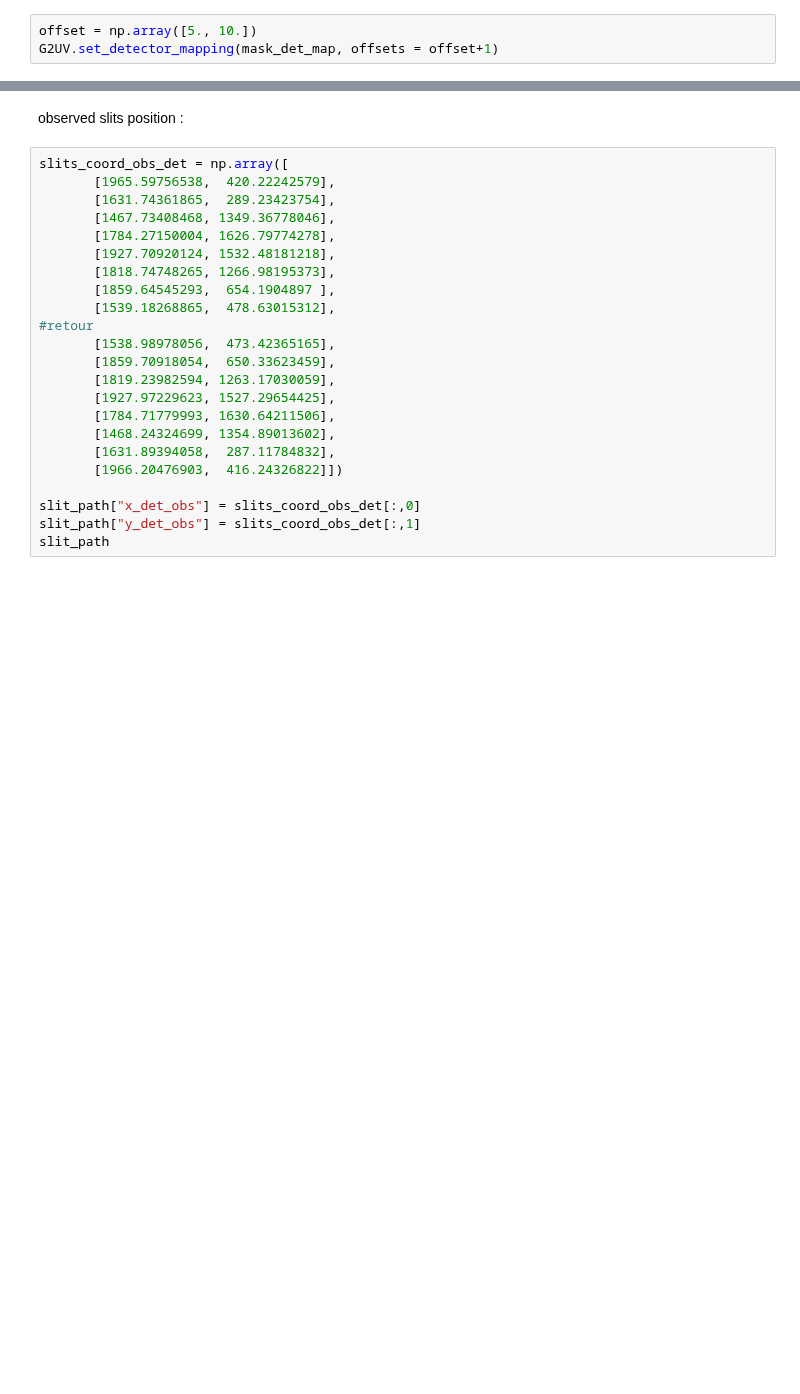
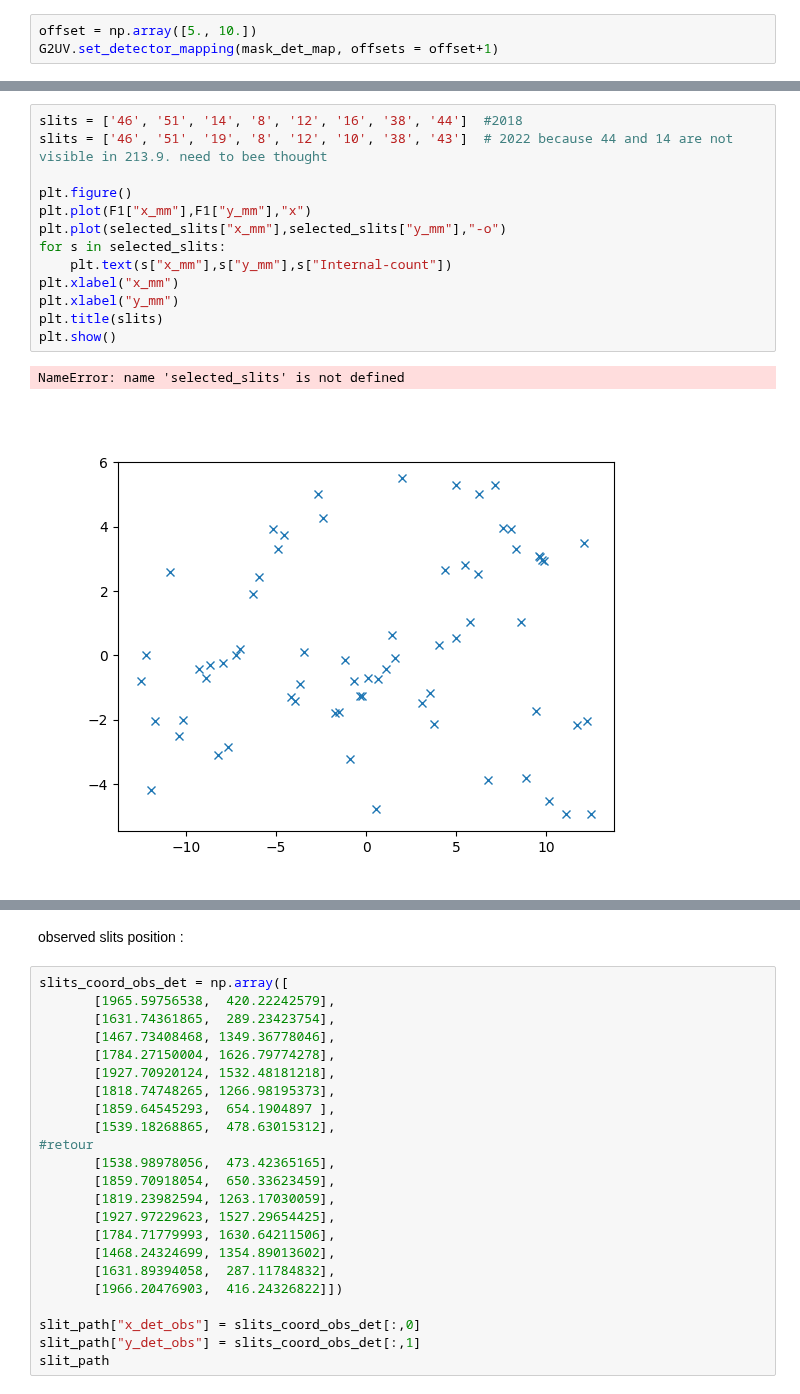
Before and after one commit to vpicouet/FireBallPipe, a Jupyter notebook: Notebook/XY_2022_F1.ipynb, the cells around one changed output, grey strips where cells are left out. Saved outputs shown, nothing was run; the diff lists cells and outputs as text; blank space fills up the shorter version.

```diff
--- a/Notebook/XY_2022_F1.ipynb
+++ b/Notebook/XY_2022_F1.ipynb
@@ -157 +165,17 @@ GC - 46 - 51 - 14 - 8 - 12 - 16 - 38 - 44
+# %%
+slits = ['46', '51', '14', '8', '12', '16', '38', '44']  #2018
+slits = ['46', '51', '19', '8', '12', '10', '38', '43']  # 2022 because 44 and 14 are not visible in 213.9. need to bee thought
+
+plt.figure()
+plt.plot(F1["x_mm"],F1["y_mm"],"x")
+plt.plot(selected_slits["x_mm"],selected_slits["y_mm"],"-o")
+for s in selected_slits:
+    plt.text(s["x_mm"],s["y_mm"],s["Internal-count"])
+plt.xlabel("x_mm")
+plt.xlabel("y_mm")
+plt.title(slits)
+plt.show()
+# %% [output]
+NameError: name 'selected_slits' is not defined
+[figure, added]
 # %%
```
Also changed, not shown: parts of 13 cells of this notebook.
